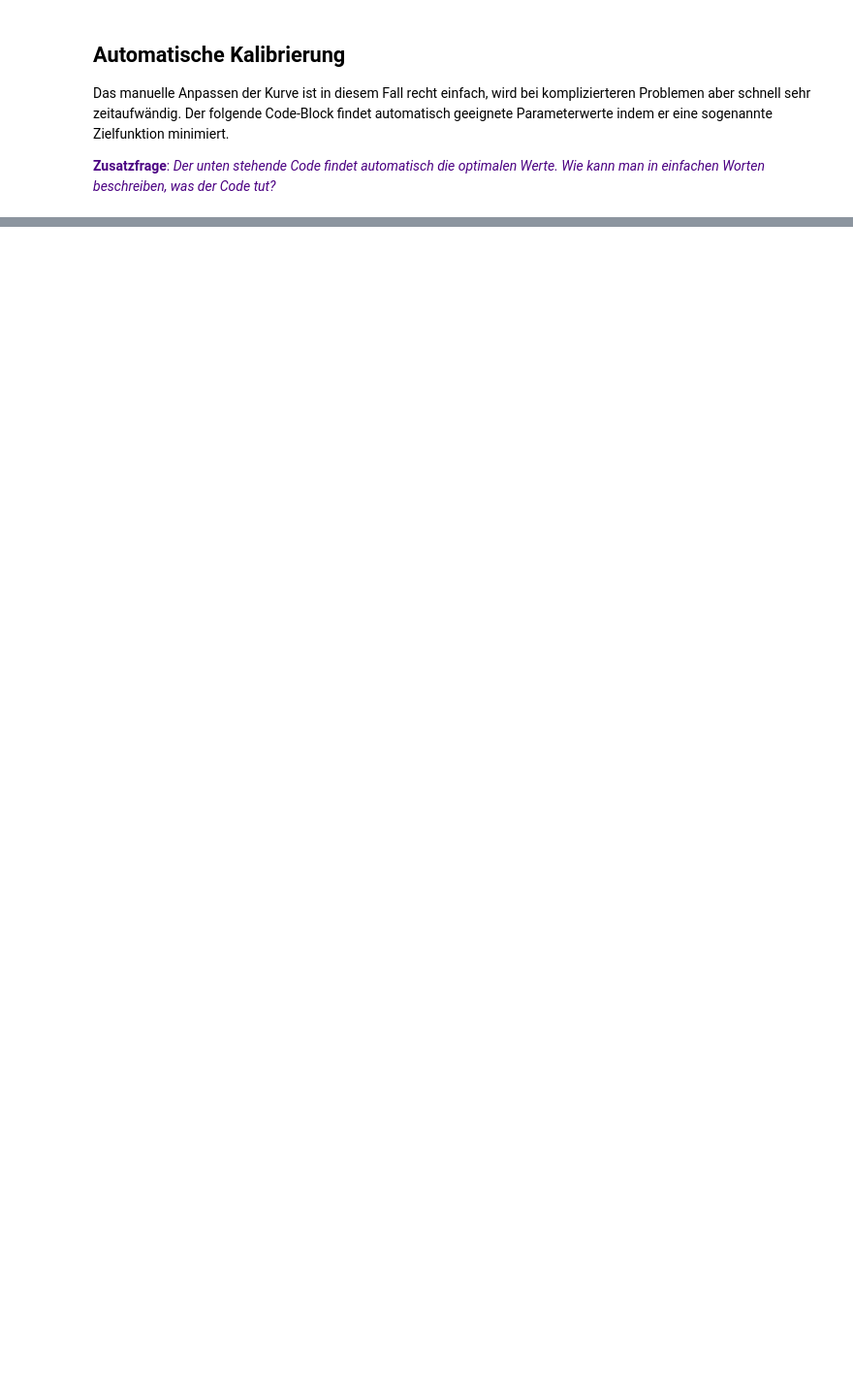
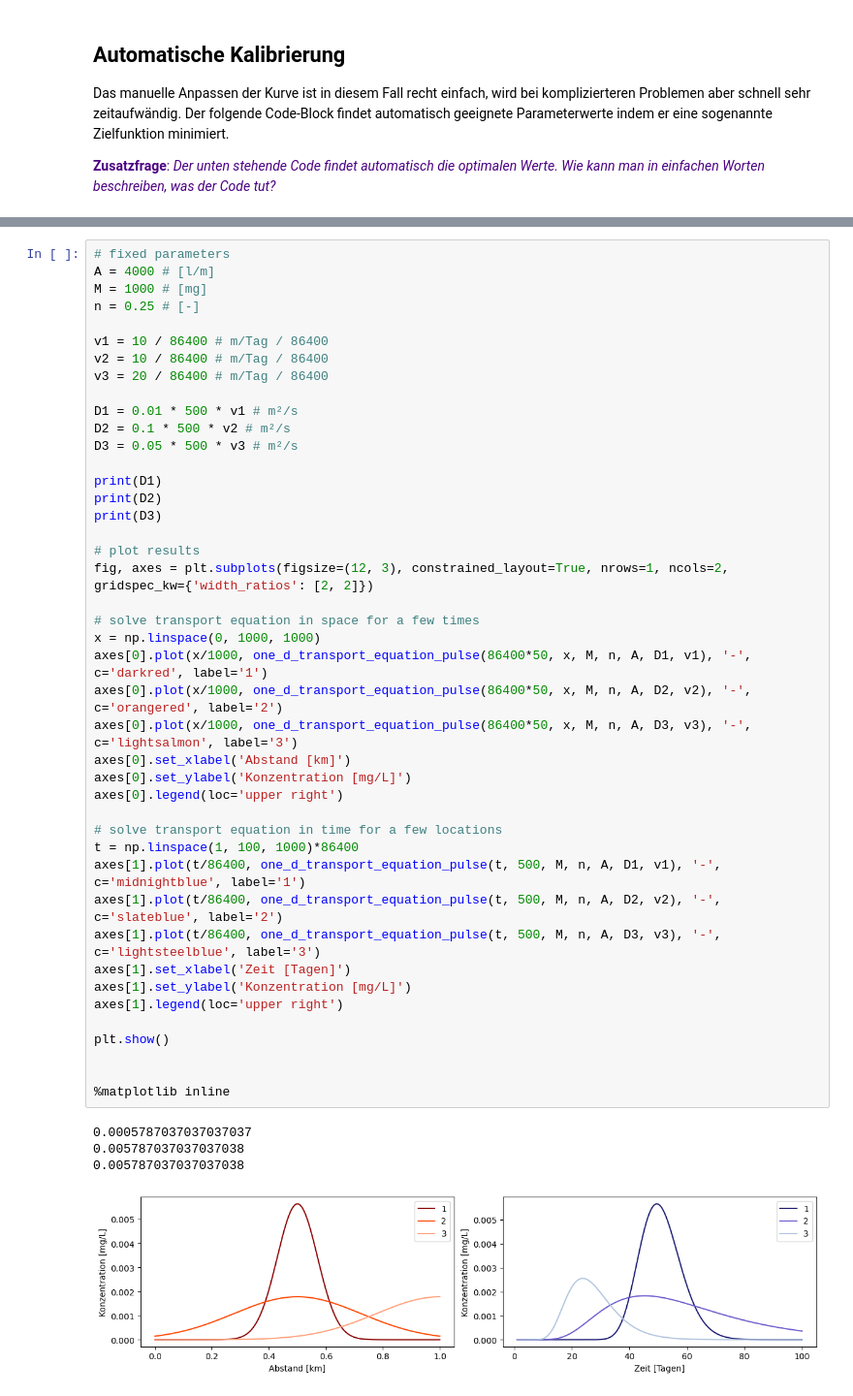
Before and after one commit to SebastianGnann/Transportgleichung, a Jupyter notebook: store/Transportgleichung_alt.ipynb, the cells around one changed output, grey strips where cells are left out. Shown at 97% size. Drawn from its saved outputs; the diff is of its cells as text; blank space fills up the shorter version.

```diff
--- a/store/Transportgleichung_alt.ipynb
+++ b/store/Transportgleichung_alt.ipynb
@@ -477,0 +465,48 @@ results.to_csv('Messdaten_Konzentration.csv', index=False)
+# %%
+# fixed parameters
+A = 4000 # [l/m]
+M = 1000 # [mg]
+n = 0.25 # [-]
+
+v1 = 10 / 86400 # m/Tag / 86400
+v2 = 10 / 86400 # m/Tag / 86400
+v3 = 20 / 86400 # m/Tag / 86400
+
+D1 = 0.01 * 500 * v1 # m²/s
+D2 = 0.1 * 500 * v2 # m²/s
+D3 = 0.05 * 500 * v3 # m²/s
+
+print(D1)
+print(D2)
+print(D3)
+
+# plot results
+fig, axes = plt.subplots(figsize=(12, 3), constrained_layout=True, nrows=1, ncols=2, gridspec_kw={'width_ratios': [2, 2]})
+
+# solve transport equation in space for a few times
+x = np.linspace(0, 1000, 1000)
+axes[0].plot(x/1000, one_d_transport_equation_pulse(86400*50, x, M, n, A, D1, v1), '-', c='darkred', label='1')
+axes[0].plot(x/1000, one_d_transport_equation_pulse(86400*50, x, M, n, A, D2, v2), '-', c='orangered', label='2')
+axes[0].plot(x/1000, one_d_transport_equation_pulse(86400*50, x, M, n, A, D3, v3), '-', c='lightsalmon', label='3')
+axes[0].set_xlabel('Abstand [km]')
+axes[0].set_ylabel('Konzentration [mg/L]')
+axes[0].legend(loc='upper right')
+
+# solve transport equation in time for a few locations
+t = np.linspace(1, 100, 1000)*86400
+axes[1].plot(t/86400, one_d_transport_equation_pulse(t, 500, M, n, A, D1, v1), '-', c='midnightblue', label='1')
+axes[1].plot(t/86400, one_d_transport_equation_pulse(t, 500, M, n, A, D2, v2), '-', c='slateblue', label='2')
+axes[1].plot(t/86400, one_d_transport_equation_pulse(t, 500, M, n, A, D3, v3), '-', c='lightsteelblue', label='3')
+axes[1].set_xlabel('Zeit [Tagen]')
+axes[1].set_ylabel('Konzentration [mg/L]')
+axes[1].legend(loc='upper right')
+
+plt.show()
+
+
+%matplotlib inline
+# %% [output]
+0.0005787037037037037
+0.005787037037037038
+0.005787037037037038
+[figure, added]
```
Also changed, not shown: parts of 5 cells of this notebook, 1 other file.
